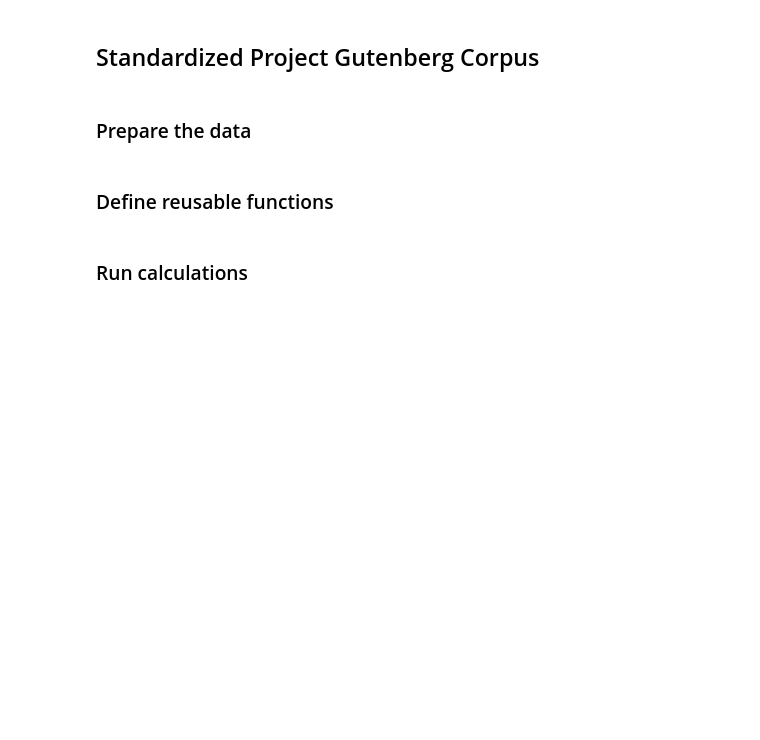
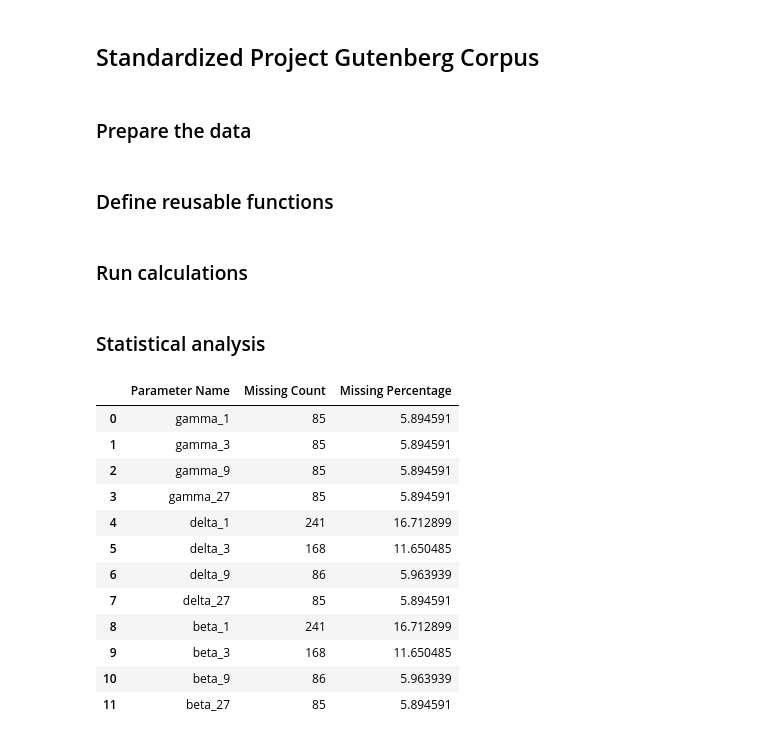
Before and after one commit to pawel-wieczynski/long_range_dependencies, a Jupyter notebook: experiment_chapter.ipynb, the cells around one changed output. Drawn from its saved outputs; the diff is of its cells as text; code cells hidden in the pictures; blank space fills up the shorter version.

```diff
--- a/experiment_chapter.ipynb
+++ b/experiment_chapter.ipynb
@@ -198,3 +200,35 @@ spgc_metadata_sampled, coco_results = main_coco_pipeline(spgc_metadata_sampled)\
 spgc_metadata_sampled.to_csv("results/spgc_metadata_sampled_after.csv", index=False)
 coco_results_df = pd.DataFrame(coco_results)
 coco_results_df.to_csv("results/coco_results.csv", index=False)
+# %% [markdown]
+### Statistical analysis
+# %%
+# Load the results for further analysis
+spgc_metadata_sampled = pd.read_csv("results/spgc_metadata_sampled_after.csv")
+
+# Explore missing values in the fitted parameters
+selected_columns = spgc_metadata_sampled.filter(regex="^(gamma|delta|beta)").columns
+missing_values = spgc_metadata_sampled[selected_columns].isnull().sum()
+missing_percentage = (missing_values / len(spgc_metadata_sampled)) * 100
+
+missing_data_summary = pd.DataFrame({
+    "Parameter Name": missing_values.index,
+    "Missing Count": missing_values.values,
+    "Missing Percentage": missing_percentage.values
+})
+
+missing_data_summary
+# %% [output]
+|  | Parameter Name | Missing Count | Missing Percentage |
+| 0 | gamma_1 | 85 | 5.894591 |
+| 1 | gamma_3 | 85 | 5.894591 |
+| 2 | gamma_9 | 85 | 5.894591 |
+| 3 | gamma_27 | 85 | 5.894591 |
+| 4 | delta_1 | 241 | 16.712899 |
+| 5 | delta_3 | 168 | 11.650485 |
+| 6 | delta_9 | 86 | 5.963939 |
+| 7 | delta_27 | 85 | 5.894591 |
+| 8 | beta_1 | 241 | 16.712899 |
+| 9 | beta_3 | 168 | 11.650485 |
+| 10 | beta_9 | 86 | 5.963939 |
+| 11 | beta_27 | 85 | 5.894591 |
```
Also changed, not shown: parts of 9 cells of this notebook.
